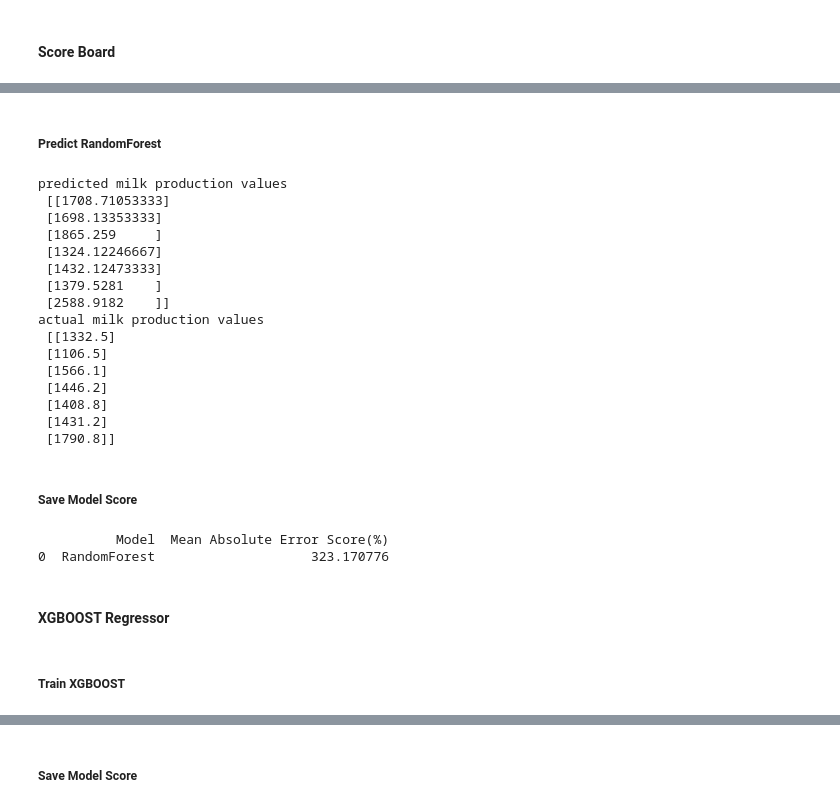
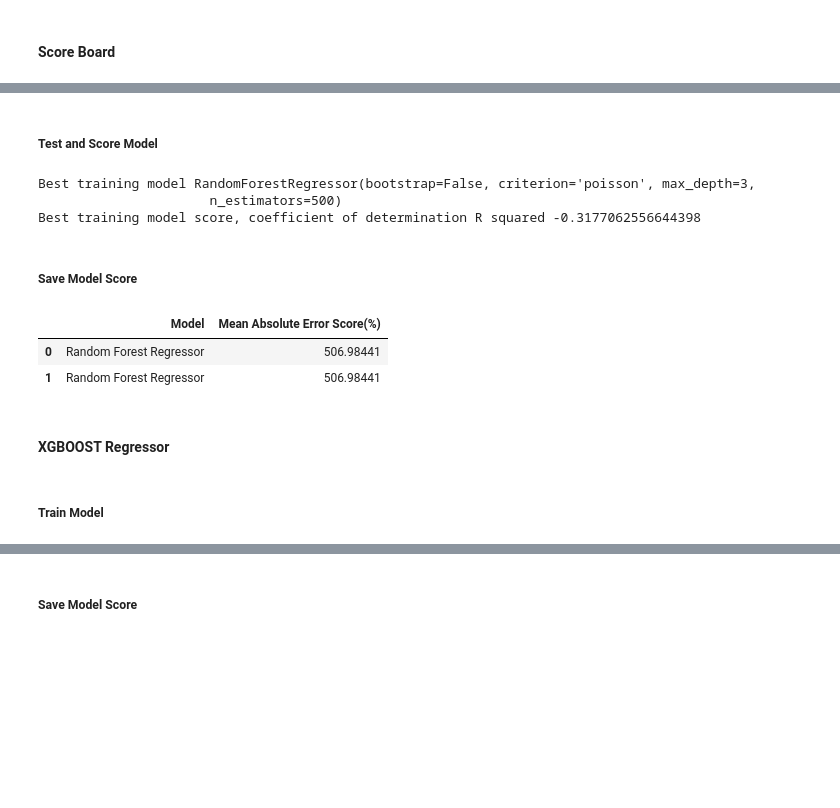
Before and after one commit to TahirAwwad/agriculture-data-analytics, a Jupyter notebook: notebooks/notebook-5-03-ml-milk-production.ipynb, the cells around one changed output, grey strips where cells are left out. Saved outputs shown, nothing was run; the diff lists cells and outputs as text; code cells hidden in the pictures; blank space fills up the shorter version.

```diff
--- a/notebooks/notebook-5-03-ml-milk-production.ipynb
+++ b/notebooks/notebook-5-03-ml-milk-production.ipynb
@@ -134,8 +143,9 @@ Milk production dataset dimensions (31, 6)
 # %% [markdown]
 Select the feature set and the target
 # %%
-X = dataframe.iloc[:, 1:].values
-Y = dataframe.iloc[:, 0].values.reshape(-1, 1)
-print('Features dimension:', np.shape(X))
-print('Target dimension:', np.shape(Y))
+feature_values = dataframe.iloc[:, 1:].values
+target_values = dataframe.iloc[:, 0].values.reshape(-1, 1)
+
+print(f'Features dimension: {np.shape(feature_values)[1]} Columns, {np.shape(feature_values)[0]} Rows')
+print(f'Target dimension:   {np.shape(target_values)[1]} Column,  {np.shape(target_values)[0]} Rows')
 # %% [output]
@@ -169,3 +166,9 @@ y_test dimension (7, 1)
+# %%
+test_size: float = 0.2
+X_train, X_test, Y_train, Y_test = train_test_split(feature_values,
+                                                    target_values,
+                                                    test_size=test_size,
+                                                    shuffle=False)
 # %% [markdown]
 #### Scale & Transform
 # %%
@@ -226,47 +241,31 @@ Best training model score, coefficient of determination R squared 0.759577354990
 # %% [markdown]
-##### Predict RandomForest
+##### Test and Score Model
 # %%
-# Predict Milk Production and un-scale back to original values
+print('Best training model', grid_search_cv.best_estimator_)
+print('Best training model score, coefficient of determination R squared',
+      grid_search_cv.best_score_)
+
 y_predict = target_scaler.inverse_transform(
-    grid_rf_milk.predict(xtest_scale).reshape(-1, 1))
-
-print('predicted milk production values \n', y_predict)
-print('actual milk production values \n', Y_test)
-
-# Calculate Mean Absolute Error
-MAE_rf = mean_absolute_error(Y_test, y_predict)
-#print(MAE_rf)
+    grid_search_cv.predict(xtest_scale).reshape(-1, 1))
+mae_score = mean_absolute_error(Y_test, y_predict)
 # %% [output]
-predicted milk production values
- [[1708.71053333]
- [1698.13353333]
- [1865.259     ]
- [1324.12246667]
- [1432.12473333]
- [1379.5281    ]
- [2588.9182    ]]
-actual milk production values
- [[1332.5]
- [1106.5]
- [1566.1]
- [1446.2]
- [1408.8]
- [1431.2]
- [1790.8]]
+Best training model RandomForestRegressor(bootstrap=False, criterion='poisson', max_depth=3,
+                      n_estimators=500)
+Best training model score, coefficient of determination R squared -0.3177062556644398
 # %% [markdown]
 ##### Save Model Score
 # %%
-model_scores_dataframe.loc[len(model_scores_dataframe)] = [
-    'RandomForest', MAE_rf
-]
-print(model_scores_dataframe)
+values = ['Random Forest Regressor', mae_score]
+model_scores_dataframe.loc[len(model_scores_dataframe)] = values
+model_scores_dataframe.head()
 # %% [output]
-          Model  Mean Absolute Error Score(%)
-0  RandomForest                    323.170776
+|  | Model | Mean Absolute Error Score(%) |
+| 0 | Random Forest Regressor | 506.98441 |
+| 1 | Random Forest Regressor | 506.98441 |
 # %% [markdown]
 #### XGBOOST Regressor
 # %% [markdown]
-##### Train XGBOOST
+##### Train Model
 # %%
 # define XGBRegressor
 xgb_regressor_milk = XGBRegressor(random_state=2021)
```
Also changed, not shown: parts of 35 cells of this notebook, 4 other files.
